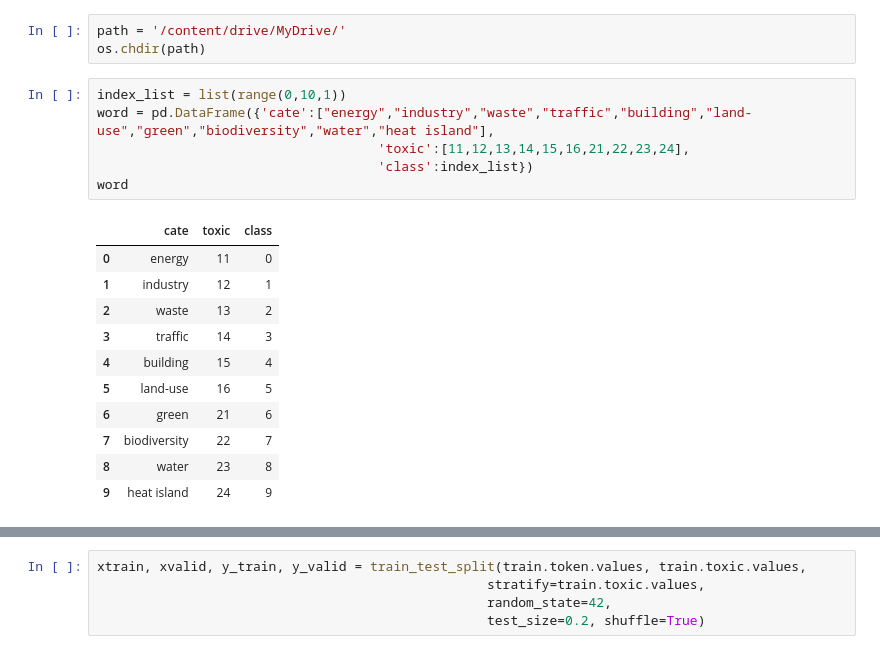
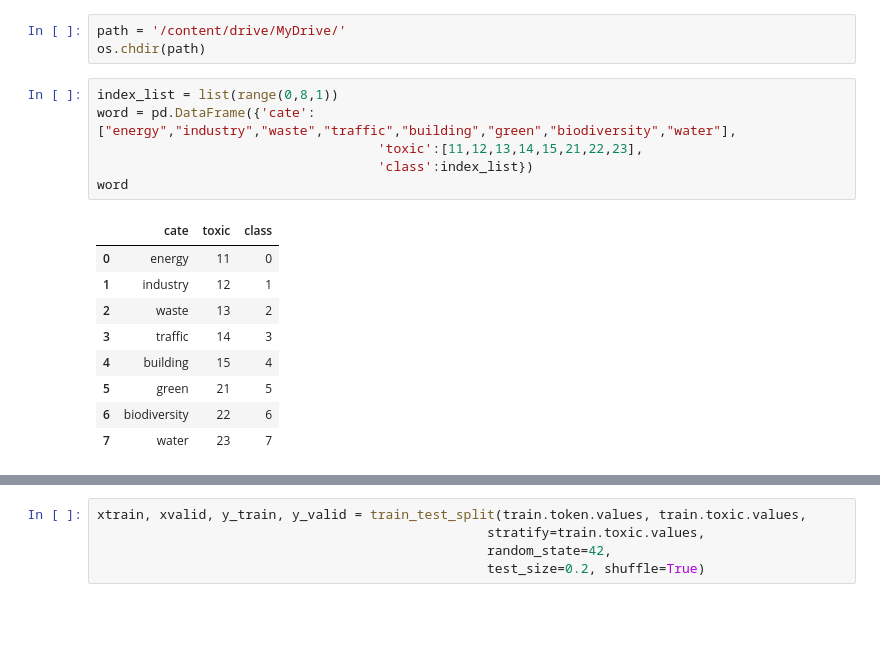
Before and after one commit to solong96/solong96, a Jupyter notebook: 0824_cc_text_classfication.ipynb, the cells around one changed output, grey strips where cells are left out. Saved outputs shown, nothing was run; the diff lists cells and outputs as text; blank space fills up the shorter version.

```diff
--- a/0824_cc_text_classfication.ipynb
+++ b/0824_cc_text_classfication.ipynb
@@ -39,23 +39,21 @@ import os
 path = '/content/drive/MyDrive/'
 os.chdir(path)
 # %%
-index_list = list(range(0,10,1))
-word = pd.DataFrame({'cate':["energy","industry","waste","traffic","building","land-use","green","biodiversity","water","heat island"],
-                                    'toxic':[11,12,13,14,15,16,21,22,23,24],
+index_list = list(range(0,8,1))
+word = pd.DataFrame({'cate':["energy","industry","waste","traffic","building","green","biodiversity","water"],
+                                    'toxic':[11,12,13,14,15,21,22,23],
                                     'class':index_list})
 word
 # %% [output]
 |  | cate | toxic | class |
 | 0 | energy | 11 | 0 |
 | 1 | industry | 12 | 1 |
 | 2 | waste | 13 | 2 |
 | 3 | traffic | 14 | 3 |
 | 4 | building | 15 | 4 |
-| 5 | land-use | 16 | 5 |
-| 6 | green | 21 | 6 |
-| 7 | biodiversity | 22 | 7 |
-| 8 | water | 23 | 8 |
-| 9 | heat island | 24 | 9 |
+| 5 | green | 21 | 5 |
+| 6 | biodiversity | 22 | 6 |
+| 7 | water | 23 | 7 |
 # %%
 # Detect hardware, return appropriate distribution strategy
 try:
```
Also changed, not shown: parts of 26 cells of this notebook.
